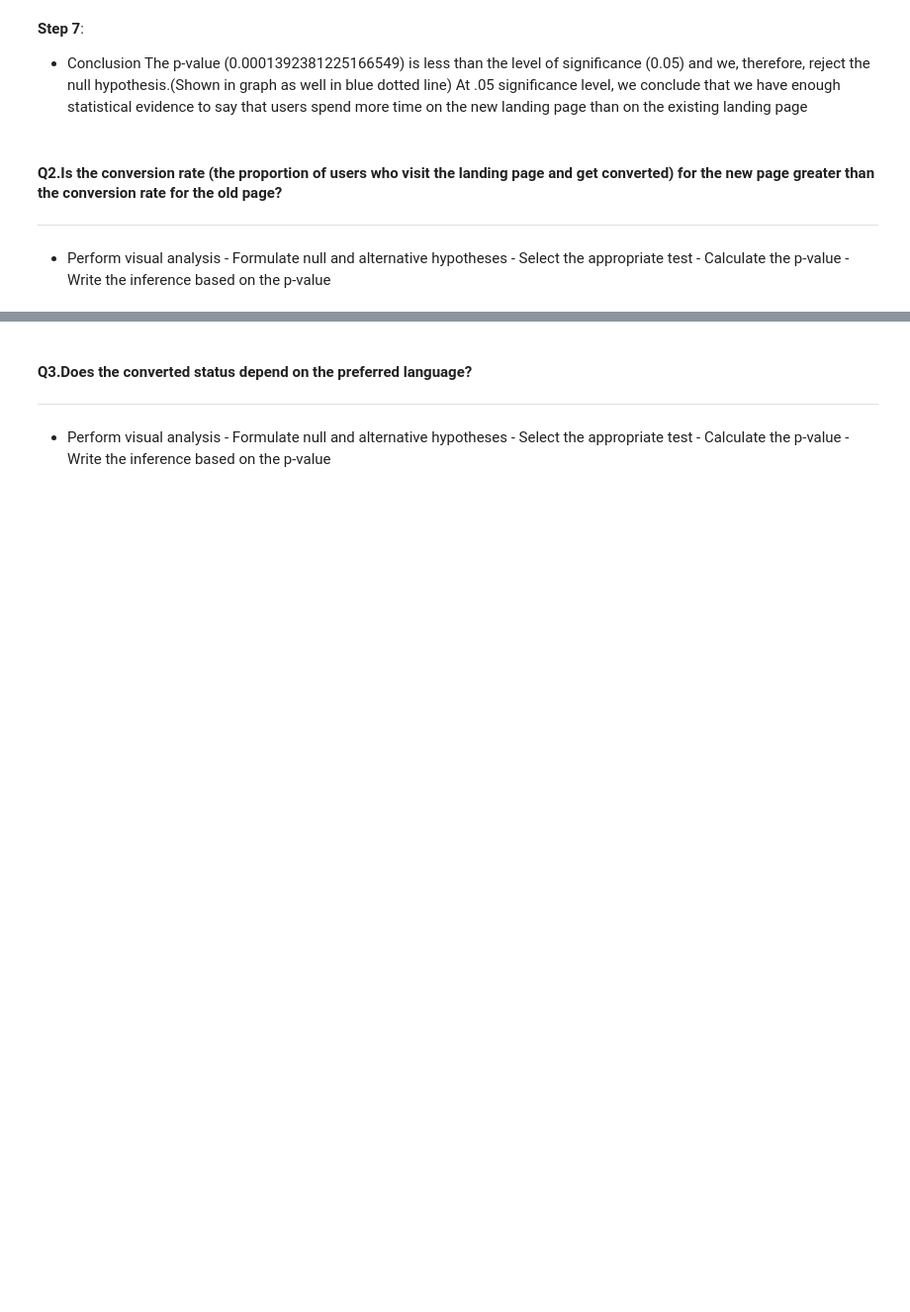
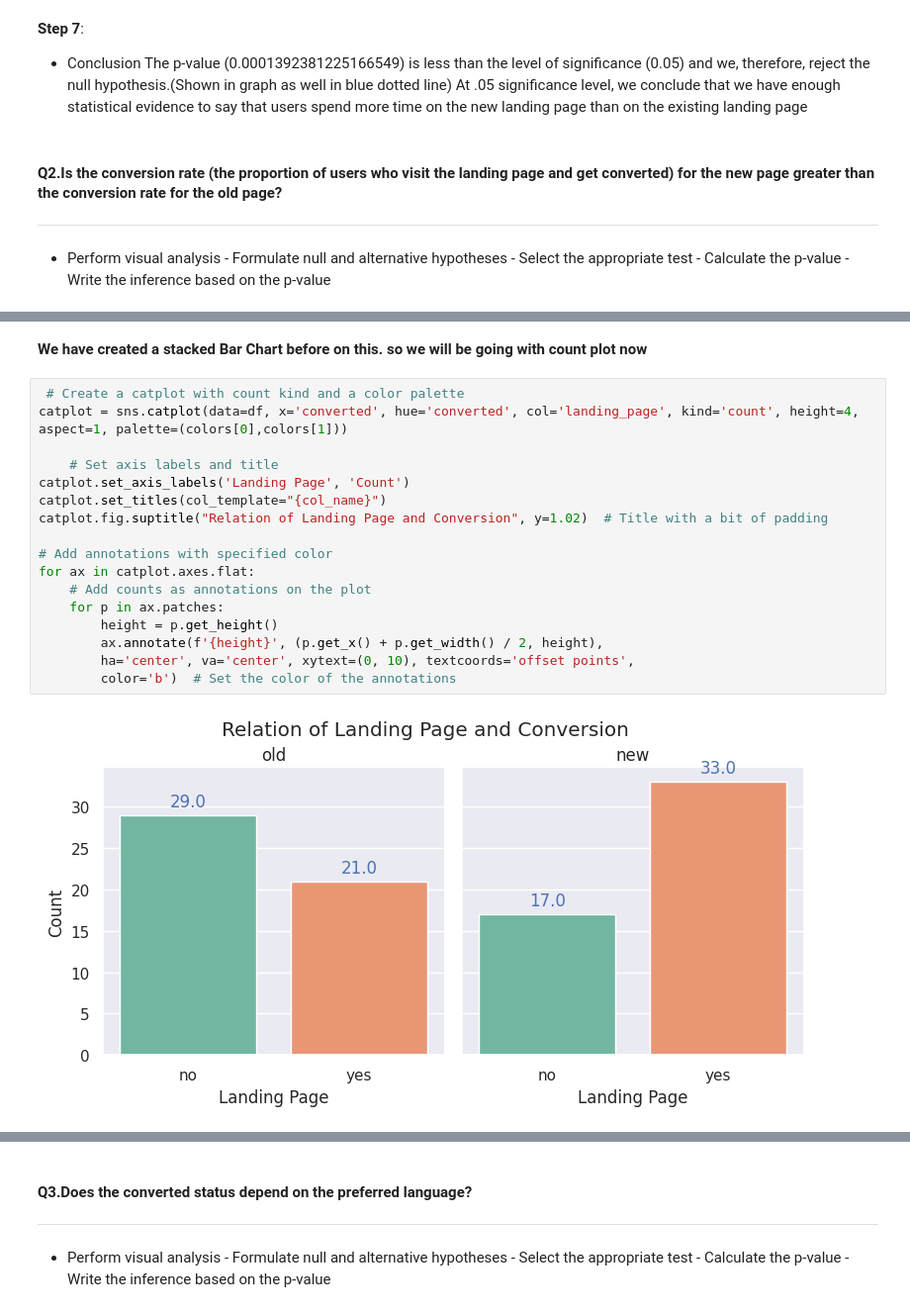
Before and after one commit to Rajesh2015/E-news-Express-Project, a Jupyter notebook: E-news Express Project Solution.ipynb, the cells around one changed output, grey strips where cells are left out. Shown at 99% size. Cells and saved outputs as stored; diff of their text form; blank space fills up the shorter version.

```diff
--- a/E-news Express Project Solution.ipynb
+++ b/E-news Express Project Solution.ipynb
@@ -852,0 +860,21 @@ At .05 significance level, we conclude that we have enough statistical evidence
+# %% [markdown]
+**We have created a stacked Bar Chart before on this. so we will be going with count plot now**
+# %%
+ # Create a catplot with count kind and a color palette
+catplot = sns.catplot(data=df, x='converted', hue='converted', col='landing_page', kind='count', height=4, aspect=1, palette=(colors[0],colors[1]))
+
+    # Set axis labels and title
+catplot.set_axis_labels('Landing Page', 'Count')
+catplot.set_titles(col_template="{col_name}")
+catplot.fig.suptitle("Relation of Landing Page and Conversion", y=1.02)  # Title with a bit of padding
+
+# Add annotations with specified color
+for ax in catplot.axes.flat:
+    # Add counts as annotations on the plot
+    for p in ax.patches:
+        height = p.get_height()
+        ax.annotate(f'{height}', (p.get_x() + p.get_width() / 2, height),
+        ha='center', va='center', xytext=(0, 10), textcoords='offset points',
+        color='b')  # Set the color of the annotations
+# %% [output]
+[figure, added]
```
Also changed, not shown: parts of 11 cells of this notebook.
